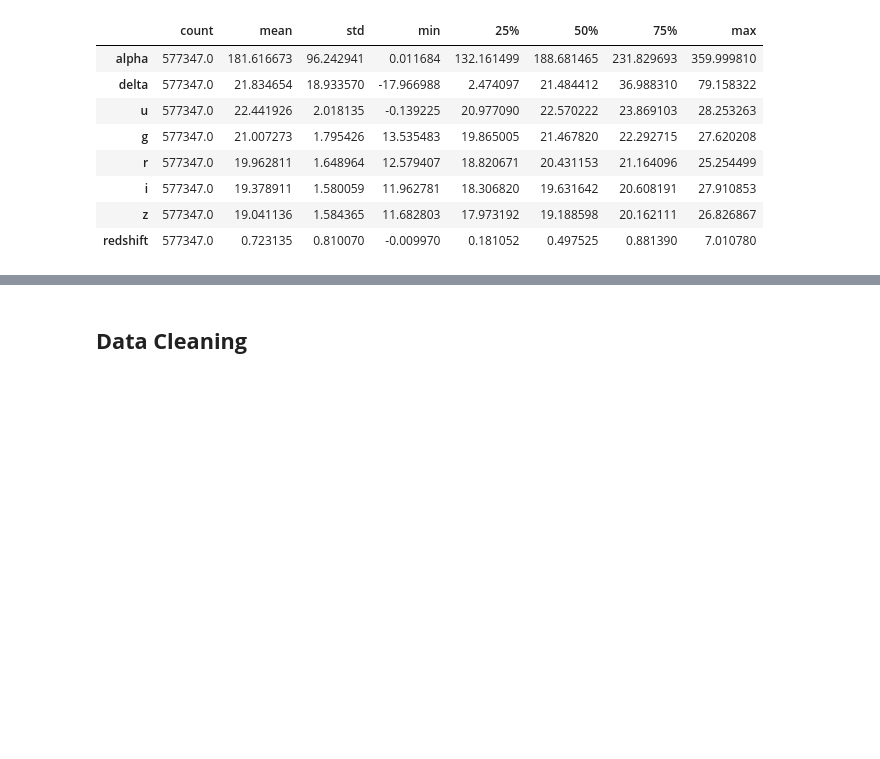
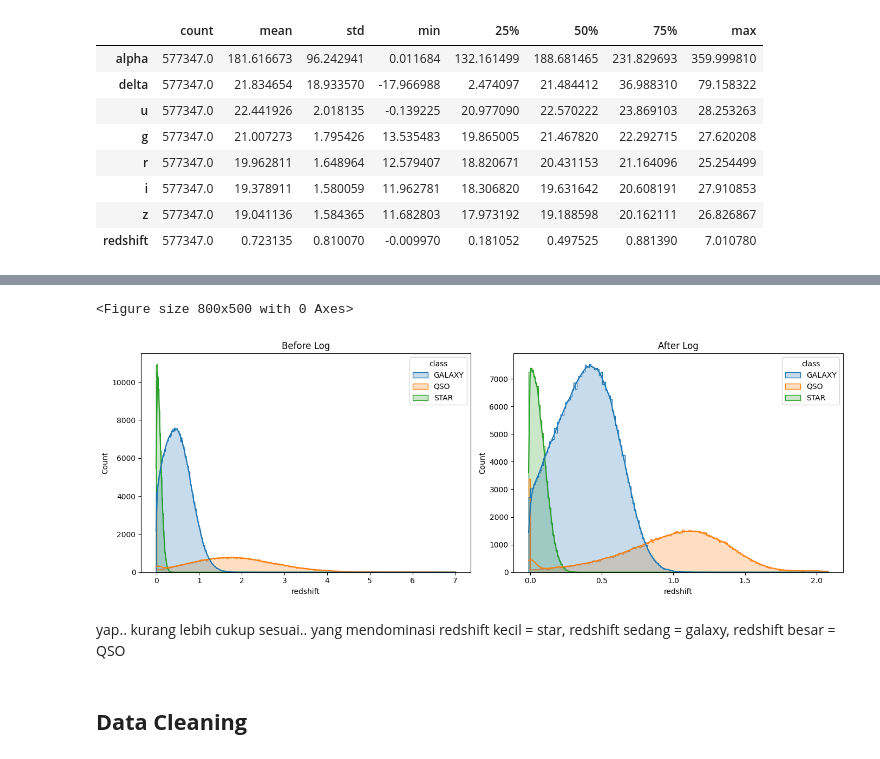
Before and after one commit to 404visco/ML, a Jupyter notebook: Kaggle/stellarclass.ipynb, the cells around one changed output, grey strips where cells are left out. Cells and saved outputs as stored; diff of their text form; code cells hidden in the pictures; blank space fills up the shorter version.

Commit message:
handle redshift

```diff
--- a/Kaggle/stellarclass.ipynb
+++ b/Kaggle/stellarclass.ipynb
@@ -130,3 +138,35 @@ redshift 52590
+# %%
+X['redshift'] = np.log1p(df['redshift'])
+plt.figure(figsize=(8,5))
+
+fig, ax = plt.subplots(1, 2, figsize=(14,5))
+sns.histplot(
+    data=df,
+    x="redshift",
+    hue="class",
+    kde=True,
+    element="step",
+    ax = ax[0]
+)
+ax[0].set_title("Before Log")
+
+sns.histplot(
+    data=X,
+    x="redshift",
+    hue="class",
+    kde=True,
+    element="step",
+    ax = ax[1]
+)
+ax[1].set_title("After Log")
+
+plt.tight_layout()
+plt.show()
+# %% [output]
+<Figure size 800x500 with 0 Axes>
+[figure, added]
+# %% [markdown]
+yap.. kurang lebih cukup sesuai.. yang mendominasi redshift kecil = star, redshift sedang = galaxy, redshift besar = QSO
 # %% [markdown]
 ## **Data Cleaning**
 # %%
```
Also changed, not shown: parts of 3 cells of this notebook.
